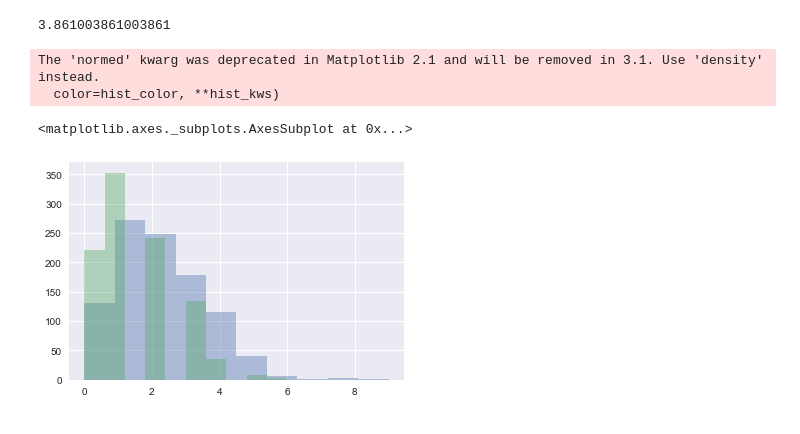
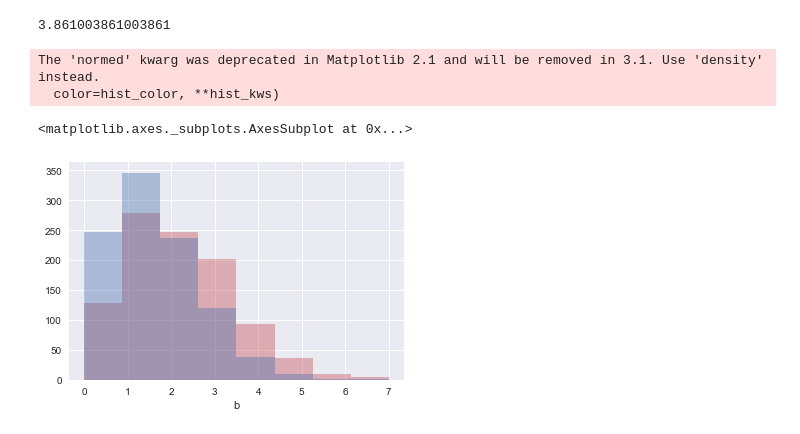
Before and after one commit to zniffur/footballstats, a Jupyter notebook: poisson_model.ipynb, the cells around one changed output. Cells and saved outputs as stored; diff of their text form; code cells hidden in the pictures.

```diff
--- a/poisson_model.ipynb
+++ b/poisson_model.ipynb
@@ -116,12 +114,12 @@ tot goals 2 or 3: 405
 # %%
 import seaborn as sns
 sns.set(color_codes=True)
 
-kwargs = dict(kde=False, bins=10)
-sns.distplot(a, **kwargs)
-sns.distplot(b, **kwargs)
+kwargs = dict(kde=False, bins=8)
+sns.distplot(res.a, **kwargs, color='r')
+sns.distplot(res.b, **kwargs, color='b')
 # %% [output]
 The 'normed' kwarg was deprecated in Matplotlib 2.1 and will be removed in 3.1. Use 'density' instead.
   color=hist_color, **hist_kws)
 <matplotlib.axes._subplots.AxesSubplot at 0x...>
-[figure, old version]
+[figure, new version]
```
Also changed, not shown: parts of 3 cells of this notebook, 3 other files.
